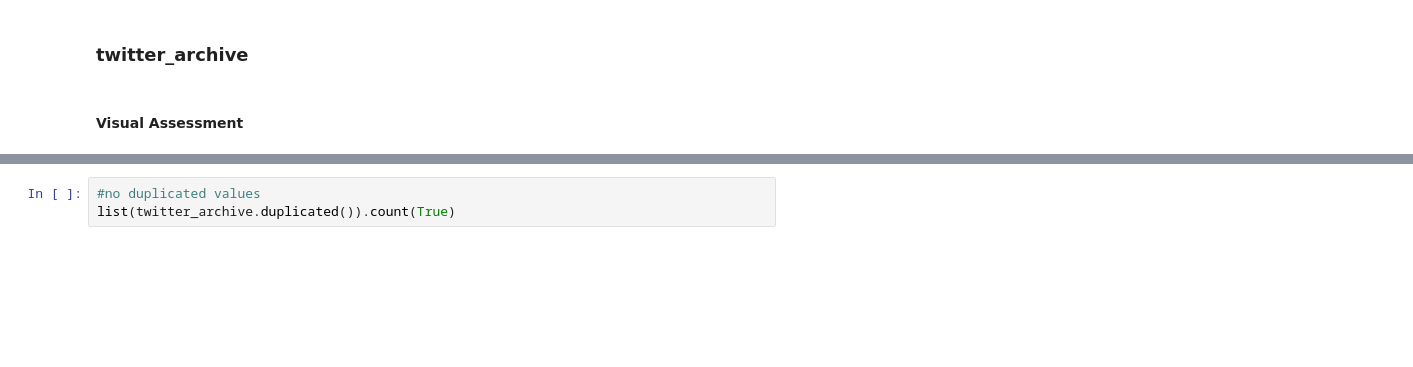
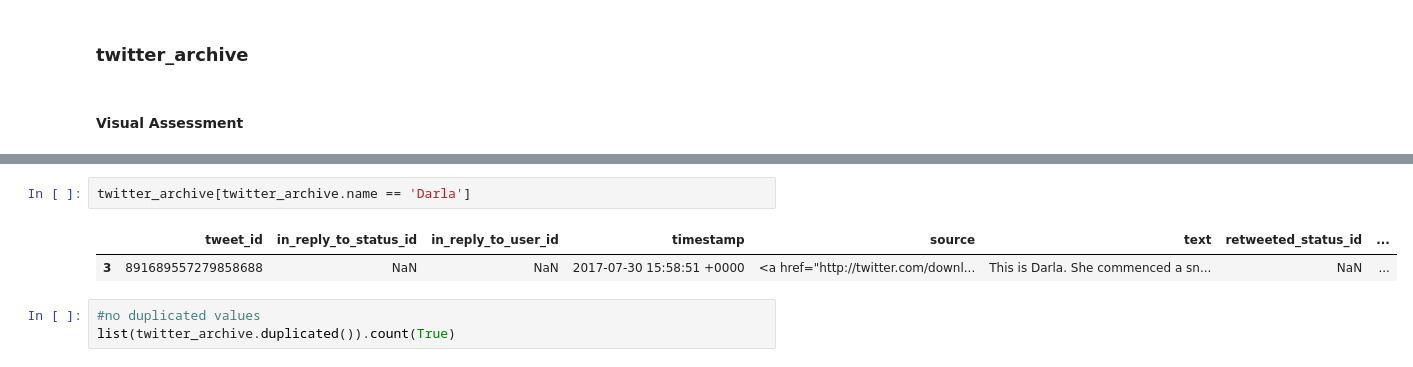
Before and after one commit to jmlam/Ud-Data-Wrangle, a Jupyter notebook: WeRateDogs/weratedogs_project.ipynb, the cells around one changed output, grey strips where cells are left out. Cells and saved outputs as stored; diff of their text form; blank space fills up the shorter version.

```diff
--- a/WeRateDogs/weratedogs_project.ipynb
+++ b/WeRateDogs/weratedogs_project.ipynb
@@ -77,6 +80,11 @@ twitter_archive.sample(5)
 | 1632 | 684460069371654144 | NaN | NaN | 2016-01-05 19:42:51 +0000 | <a href="http://twitter.com/downl... | This is Jeph. He's a Western Sagi... | NaN | ... |
 | 102 | 872620804844003328 | NaN | NaN | 2017-06-08 01:06:27 +0000 | <a href="http://twitter.com/downl... | This is Monkey. She's supporting ... | NaN | ... |
 | 416 | 822610361945911296 | NaN | NaN | 2017-01-21 01:02:48 +0000 | <a href="http://twitter.com/downl... | Please stop sending in non-canine... | NaN | ... |
+# %%
+twitter_archive[twitter_archive.name == 'Darla']
+# %% [output]
+|  | tweet_id | in_reply_to_status_id | in_reply_to_user_id | timestamp | source | text | retweeted_status_id | ... |
+| 3 | 891689557279858688 | NaN | NaN | 2017-07-30 15:58:51 +0000 | <a href="http://twitter.com/downl... | This is Darla. She commenced a sn... | NaN | ... |
 # %%
 #no duplicated values
 list(twitter_archive.duplicated()).count(True)
```
Also changed, not shown: parts of 10 cells of this notebook, 1 other file.
